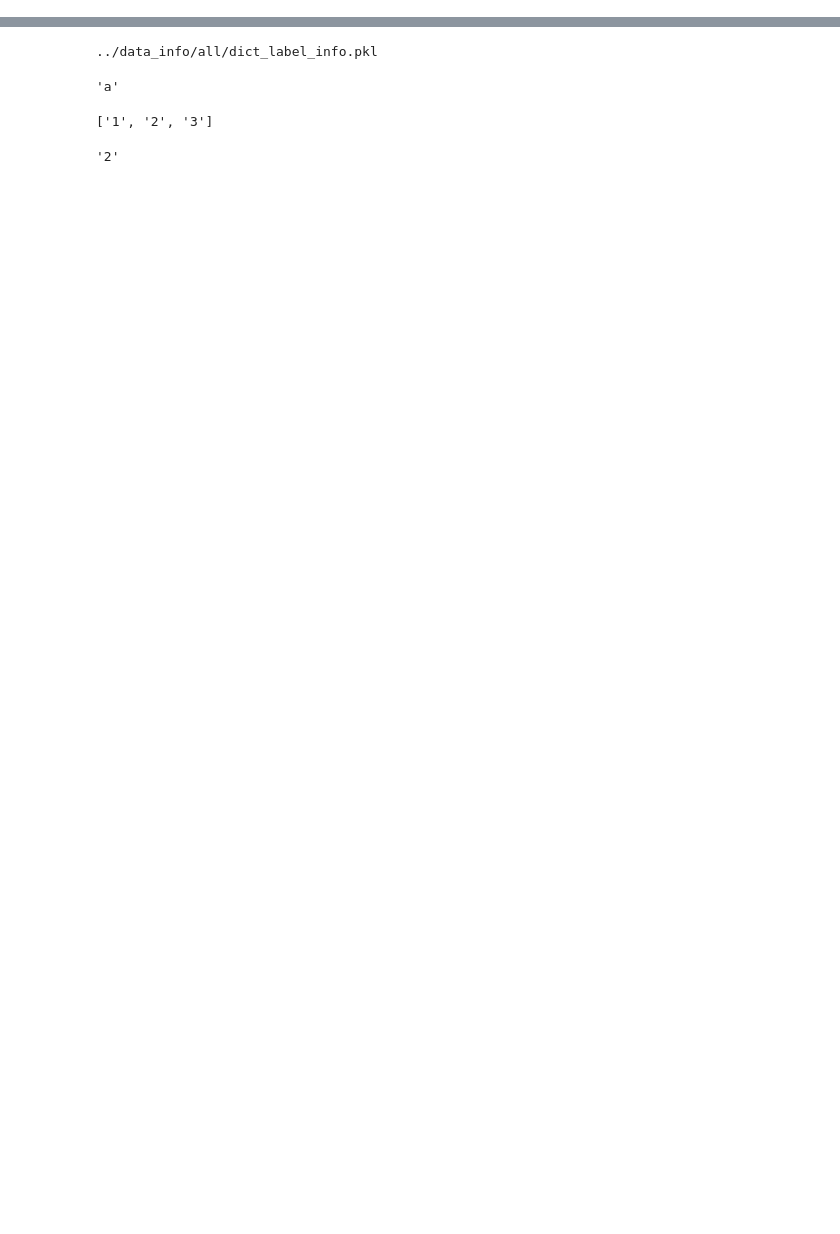
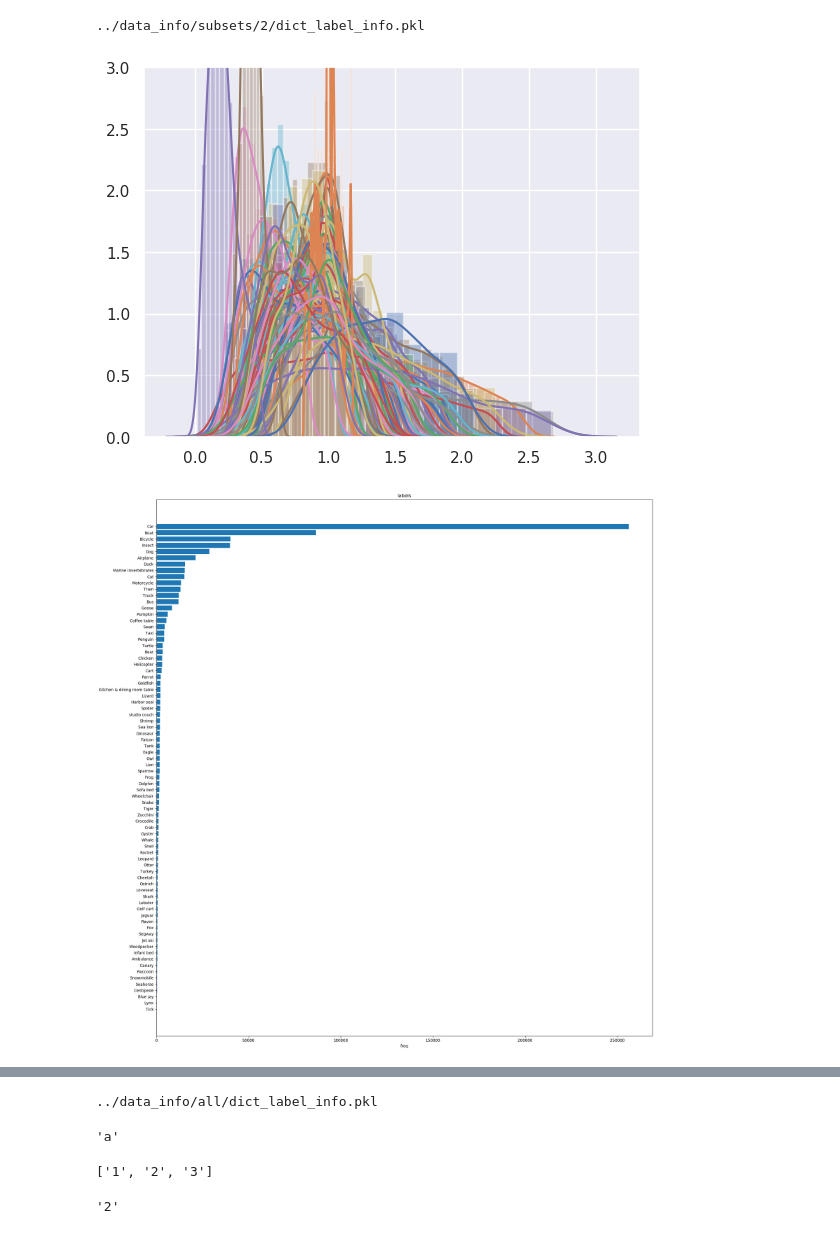
Before and after one commit to ryanwongsa/open-images-2019-challenge, a Jupyter notebook: scripts/02_DataAnalysis.ipynb, the cells around one changed output, grey strips where cells are left out. Saved outputs shown, nothing was run; the diff lists cells and outputs as text; code cells hidden in the pictures; blank space fills up the shorter version.

```diff
--- a/scripts/02_DataAnalysis.ipynb
+++ b/scripts/02_DataAnalysis.ipynb
@@ -60,6 +61,20 @@ def display_ratios(subset_dict_info, subset_names_to_clsids):
     lbs = np.array(lbs)
     total_imgs = np.array(total_imgs)
     return total_imgs, lbs, dict_balanced
+# %%
+sub_dir = all_subsets[2]
+subset_dict_info_dir = sub_dir+"dict_label_info.pkl"
+subset_clsids_to_names_dir = sub_dir+"clsids_to_names.json"
+print(subset_dict_info_dir)
+subset_dict_info = pickle.load(open(subset_dict_info_dir,'rb'))
+subset_clsids_to_names = json.load(open(subset_clsids_to_names_dir,'r'))
+subset_names_to_clsids = {v:k for k, v in subset_clsids_to_names.items()}
+total_imgs, lbs, dict_balanced = display_ratios(subset_dict_info, subset_names_to_clsids)
+get_class_img_bar(total_imgs,lbs)
+# %% [output]
+../data_info/subsets/2/dict_label_info.pkl
+[figure, added]
+[figure, added]
 # %%
 # sub_dir = all_subsets[1]
 for sub_dir in all_subsets:
```
Also changed, not shown: parts of 2 cells of this notebook, 3 other files.
